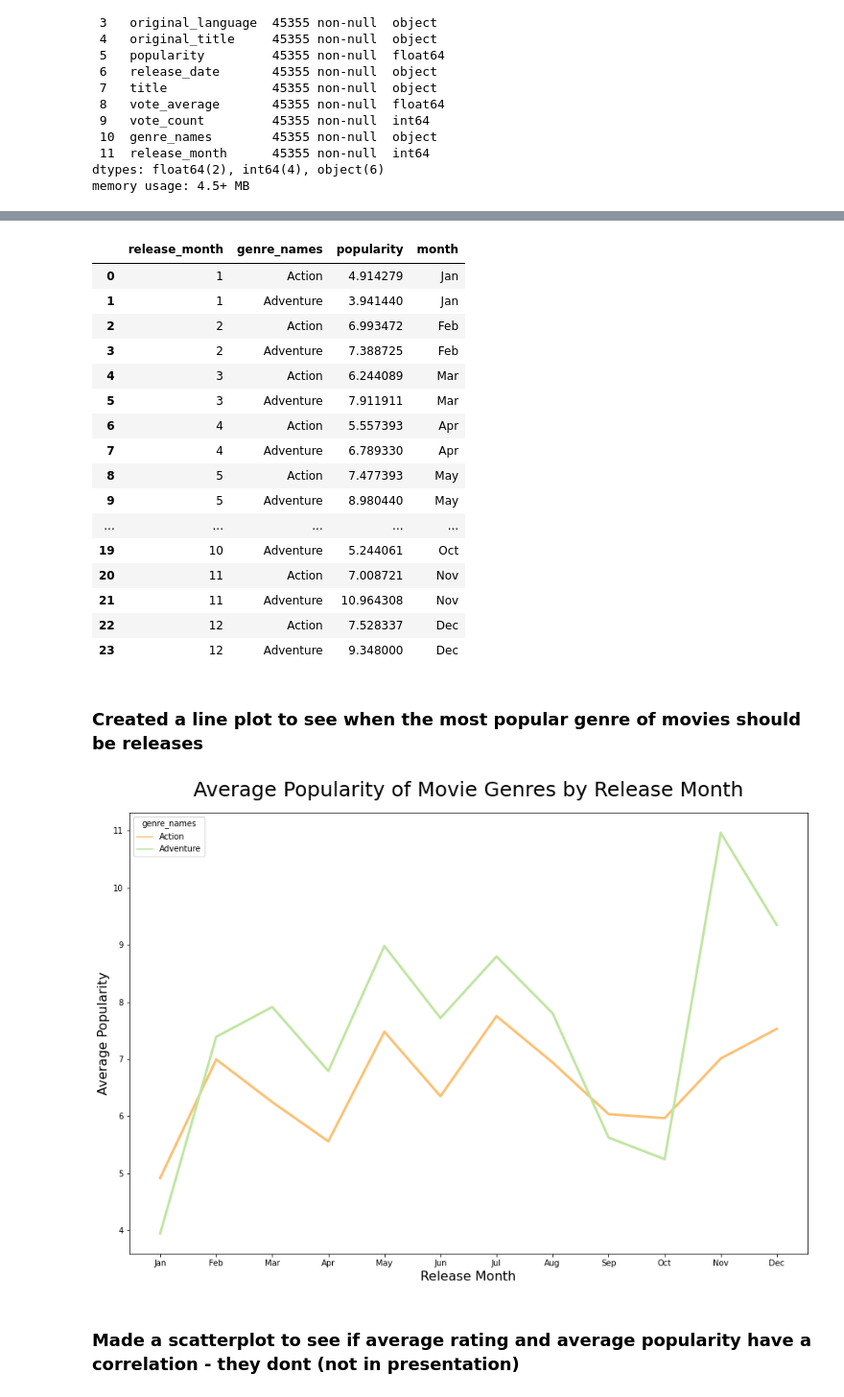
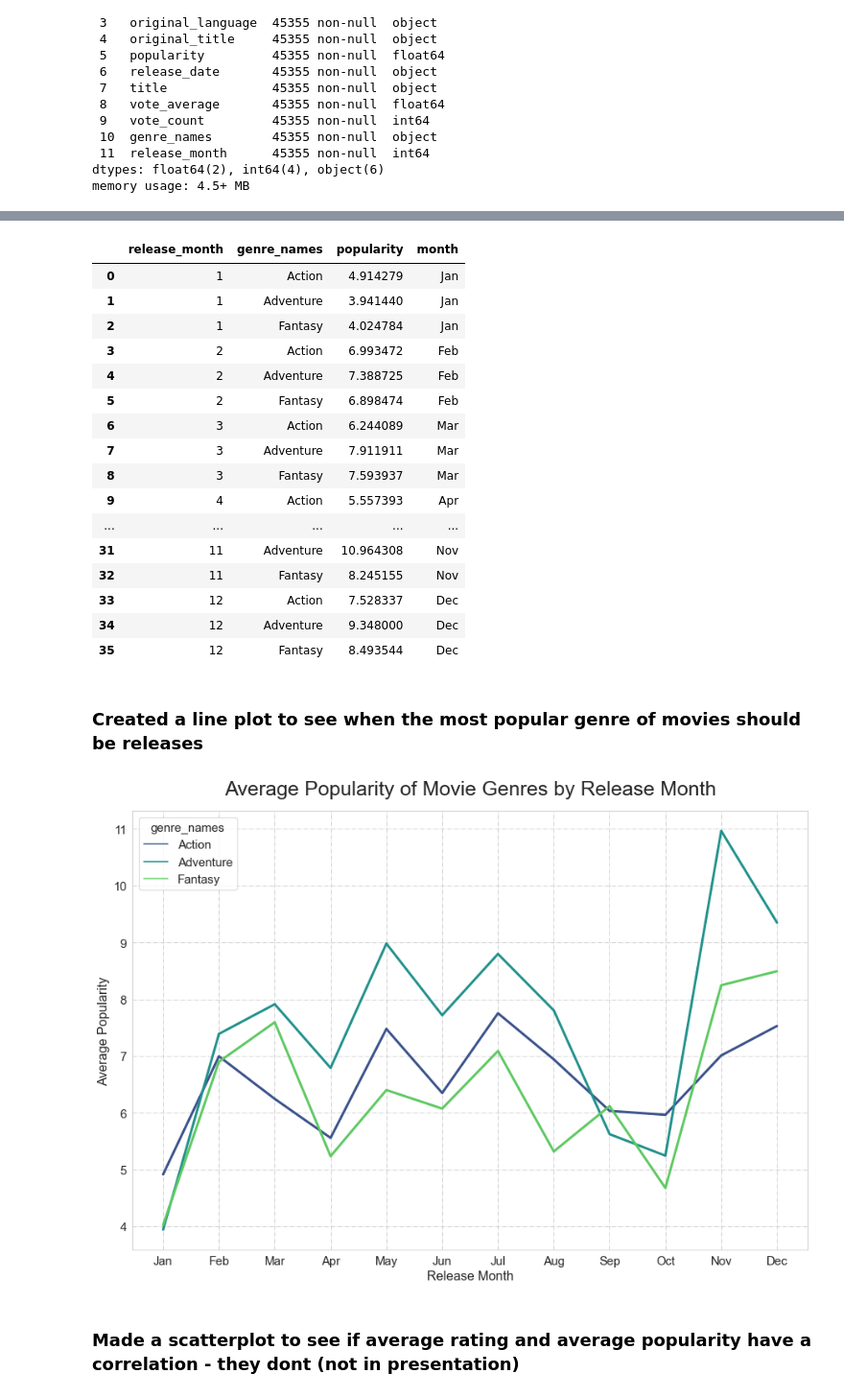
Before and after one commit to LaibahAshfaq/Microsoft-Movie-Analysis-Project, a Jupyter notebook: Final_Notebook.ipynb, the cells around one changed output, grey strips where cells are left out. Shown at 96% size. Drawn from its saved outputs; the diff is of its cells as text; code cells hidden in the pictures.

```diff
--- a/Final_Notebook.ipynb
+++ b/Final_Notebook.ipynb
@@ -256,8 +256,8 @@ Data columns (total 12 columns):
 dtypes: float64(2), int64(4), object(6)
 memory usage: 4.5+ MB
 # %%
-#created a conditional statement so a new variable could have the wanted dataframe with only action and adventure
-exploded_genre = exploded_genre_df.loc[(exploded_genre_df['genre_names'] == "Adventure") | (exploded_genre_df['genre_names'] == "Action")]
+#created a conditional statement so a new variable could have the wanted dataframe with only action and adventure ad fantasy
+exploded_genre = exploded_genre_df.loc[(exploded_genre_df['genre_names'] == "Adventure") | (exploded_genre_df['genre_names'] == "Action")| (exploded_genre_df['genre_names'] == "Fantasy")]
 # %%
 #checked the index fi it starts with 0
 exploded_genre.head()
@@ -280,38 +280,38 @@ genre_month_pop
 |  | release_month | genre_names | popularity | month |
 | 0 | 1 | Action | 4.914279 | Jan |
 | 1 | 1 | Adventure | 3.941440 | Jan |
-| 2 | 2 | Action | 6.993472 | Feb |
-| 3 | 2 | Adventure | 7.388725 | Feb |
-| 4 | 3 | Action | 6.244089 | Mar |
-| 5 | 3 | Adventure | 7.911911 | Mar |
-| 6 | 4 | Action | 5.557393 | Apr |
-| 7 | 4 | Adventure | 6.789330 | Apr |
-| 8 | 5 | Action | 7.477393 | May |
-| 9 | 5 | Adventure | 8.980440 | May |
+| 2 | 1 | Fantasy | 4.024784 | Jan |
+| 3 | 2 | Action | 6.993472 | Feb |
+| 4 | 2 | Adventure | 7.388725 | Feb |
+| 5 | 2 | Fantasy | 6.898474 | Feb |
+| 6 | 3 | Action | 6.244089 | Mar |
+| 7 | 3 | Adventure | 7.911911 | Mar |
+| 8 | 3 | Fantasy | 7.593937 | Mar |
+| 9 | 4 | Action | 5.557393 | Apr |
 | ... | ... | ... | ... | ... |
-| 19 | 10 | Adventure | 5.244061 | Oct |
-| 20 | 11 | Action | 7.008721 | Nov |
-| 21 | 11 | Adventure | 10.964308 | Nov |
-| 22 | 12 | Action | 7.528337 | Dec |
-| 23 | 12 | Adventure | 9.348000 | Dec |
+| 31 | 11 | Adventure | 10.964308 | Nov |
+| 32 | 11 | Fantasy | 8.245155 | Nov |
+| 33 | 12 | Action | 7.528337 | Dec |
+| 34 | 12 | Adventure | 9.348000 | Dec |
+| 35 | 12 | Fantasy | 8.493544 | Dec |
 # %% [markdown]
 ### Created a line plot to see when the most popular genre of movies should be releases
 # %%
 
 fix, ax = plt.subplots(figsize=(15,10))
 sns.lineplot(x = "month", y = "popularity", data= genre_month_pop,
              hue = "genre_names",
-             palette = "Spectral",
+             palette = "viridis",
              linewidth = 3)
 plt.xlabel('Release Month', fontsize =16)
 plt.ylabel('Average Popularity', fontsize =16)
 ax.set_title('Average Popularity of Movie Genres by Release Month', fontsize= 25, pad =20)
 ax.set_xticklabels(labels)
 
 #save figure as jpg
 plt.savefig("Average popularity of movie by release month.jpg", bbox_inches='tight')
 # %% [output]
-[figure, old version]
+[figure, new version]
 # %% [markdown]
 ### Made a scatterplot to see if average rating and average popularity have a correlation - they dont (not in presentation)
 # %%
```
Also changed, not shown: parts of 5 cells of this notebook, 3 other files.
